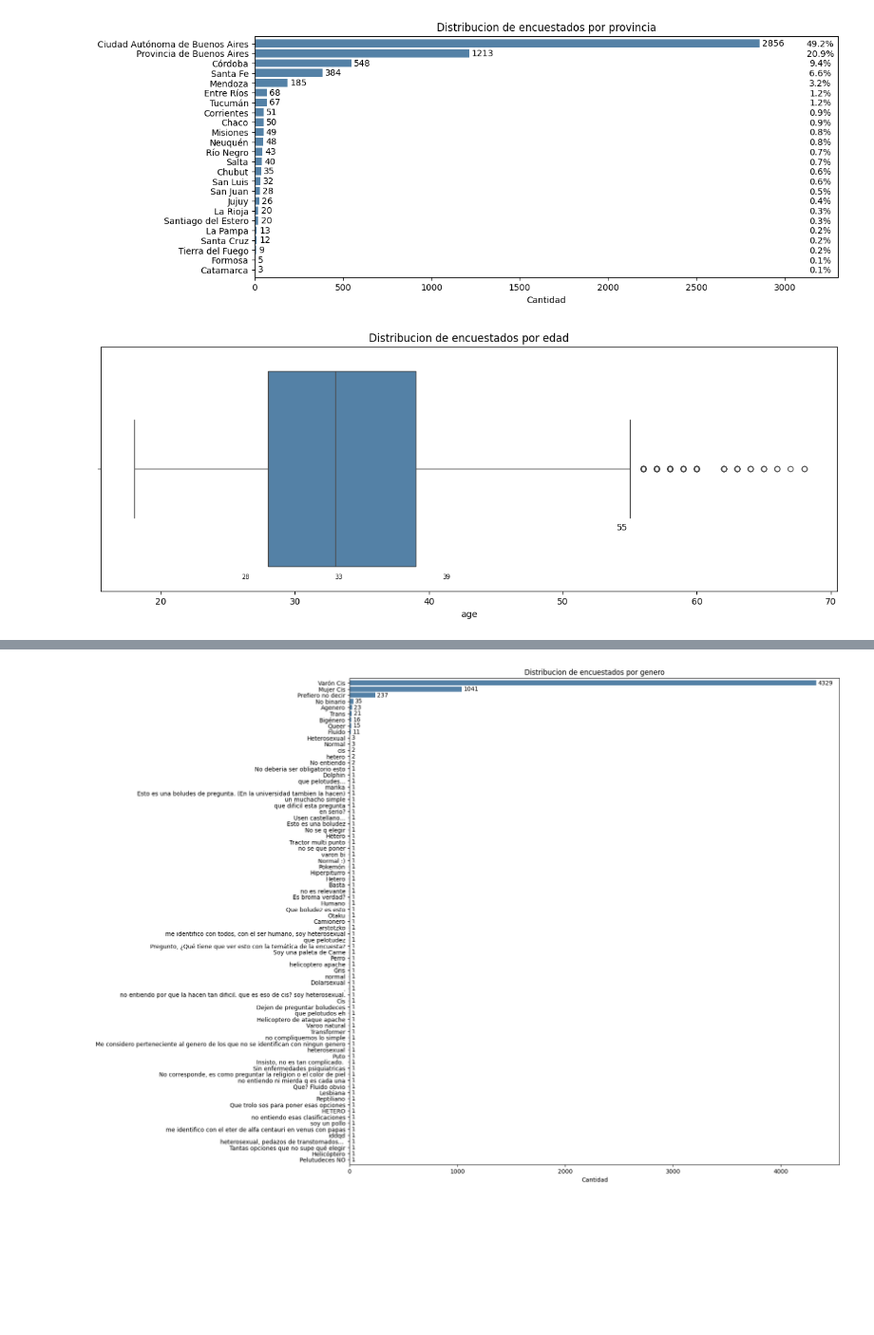
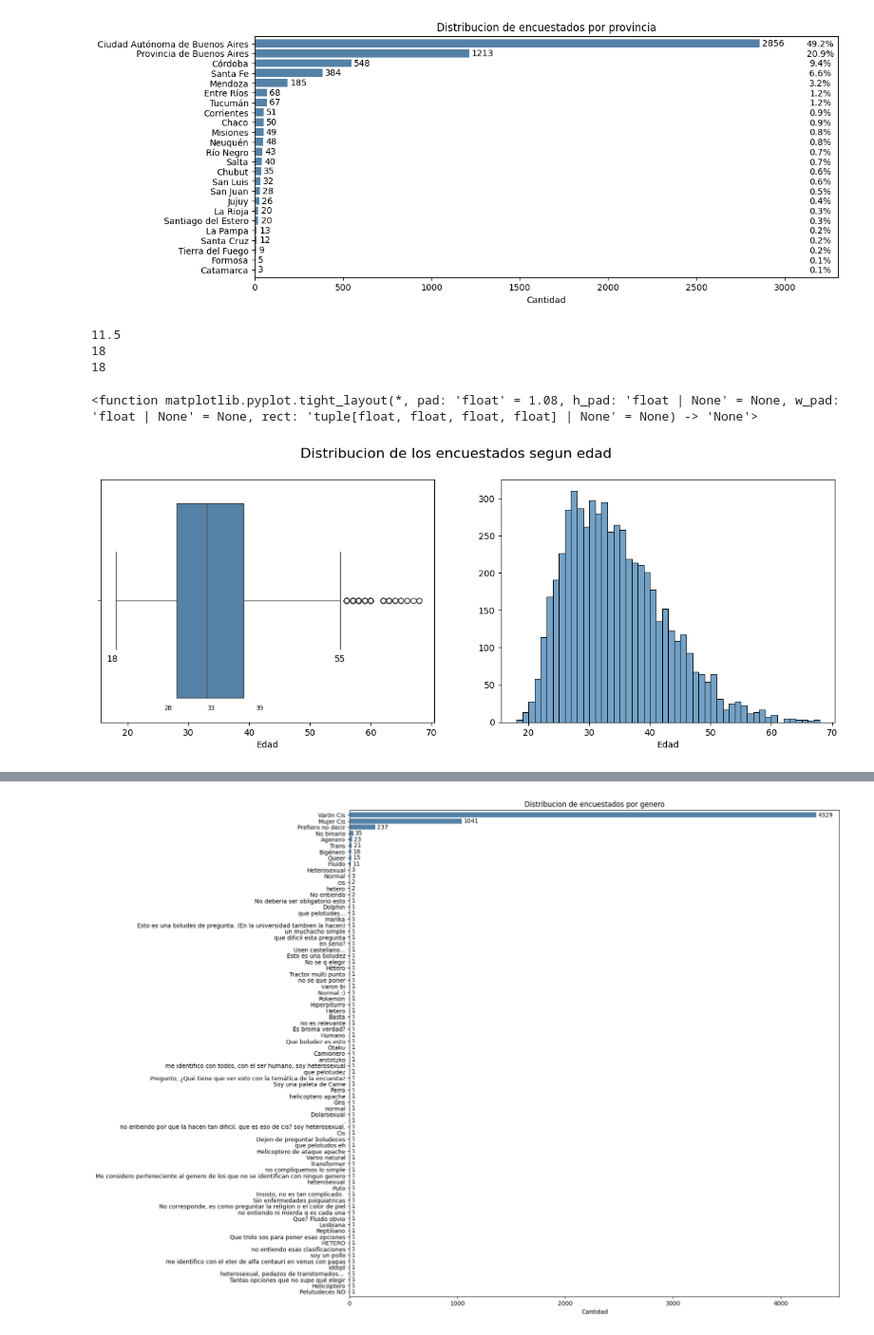
Before and after one commit to simonzanetti/2023.2-SysArmy-IT-Salaries-Survey, a Jupyter notebook: 2023_2_SysArmy_Survey.ipynb, the cells around one changed output, grey strips where cells are left out. Shown at 95% size. Cells and saved outputs as stored; diff of their text form; code cells hidden in the pictures; blank space fills up the shorter version.

```diff
--- a/2023_2_SysArmy_Survey.ipynb
+++ b/2023_2_SysArmy_Survey.ipynb
@@ -315,8 +314,11 @@ def boxplot_plotting_values(column_name, subplot):
     IQR, max_fence, min_fence, percentiles = boxplot_values(column_name)
     if min_fence <= 0:
         min_fence = 0
+    if min_fence <= min(salaries[column_name]):
+        min_fence = min(salaries[column_name])
     else:
         min_fence = percentiles[0] - 1.5 * IQR
+    print(min_fence)
 
     subplot.annotate(f'{int(percentiles[0])}', xy=(percentiles[0], 0), xytext=(percentiles[0] - 2, 0.45), fontsize=7)
     subplot.annotate(f'{int(percentiles[1])}', xy=(percentiles[1], 0), xytext=(percentiles[1], 0.45), fontsize=7)
@@ -350,12 +354,23 @@ for p in ax.patches:
     ax.annotate(percentage, (3200, (p.get_y() + p.get_height() / 2) + 0.5), ha='center', va='bottom', fontsize=10)
 # %% [output]
 [figure]
-# %%
-#AGE
-fig = plt.figure(figsize=(15, 5))
-ax = sns.boxplot(salaries[stats.zscore(salaries['age']) < 3],x ='age', color='steelblue')
-plt.title("Distribucion de encuestados por edad",loc='center')
-
-boxplot_plotting_values('age',ax)
-# %% [output]
-[figure, removed]
+# %%
+#AGE
+fig, axes = plt.subplots(1, 2, figsize=(15, 5))
+ax1 = sns.boxplot(salaries[stats.zscore(salaries['age']) < 3],x ='age', color='steelblue',ax=axes[0])
+axes[0].set_xlabel('Edad')
+boxplot_plotting_values('age',ax1)
+
+ax2 = sns.histplot(salaries[stats.zscore(salaries['age']) < 3],x ='age', color='steelblue',ax=axes[1],binwidth=1)
+axes[1].set_ylabel('')
+axes[1].set_xlabel('Edad')
+#display(salaries[(salaries['age'] >= 55) & (salaries['age'] <= 70)].shape)
+
+fig.suptitle('Distribucion de los encuestados segun edad', fontsize=16)
+plt.tight_layout
+# %% [output]
+11.5
+18
+18
+<function matplotlib.pyplot.tight_layout(*, pad: 'float' = 1.08, h_pad: 'float | None' = None, w_pad: 'float | None' = None, rect: 'tuple[float, float, float, float] | None' = None) -> 'None'>
+[figure, added]
```
Also changed, not shown: parts of 5 cells of this notebook.
